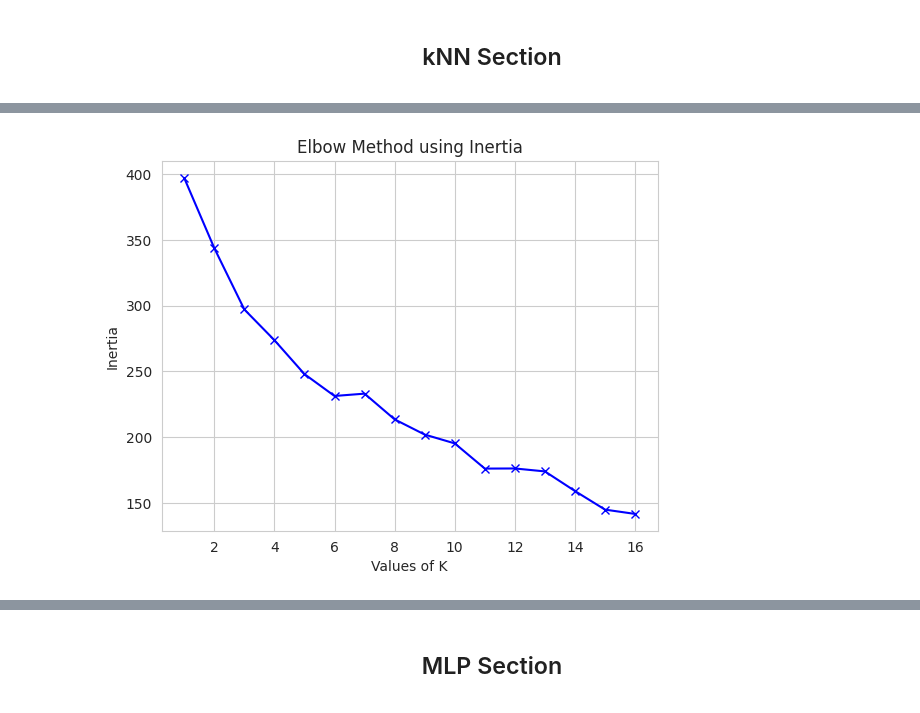
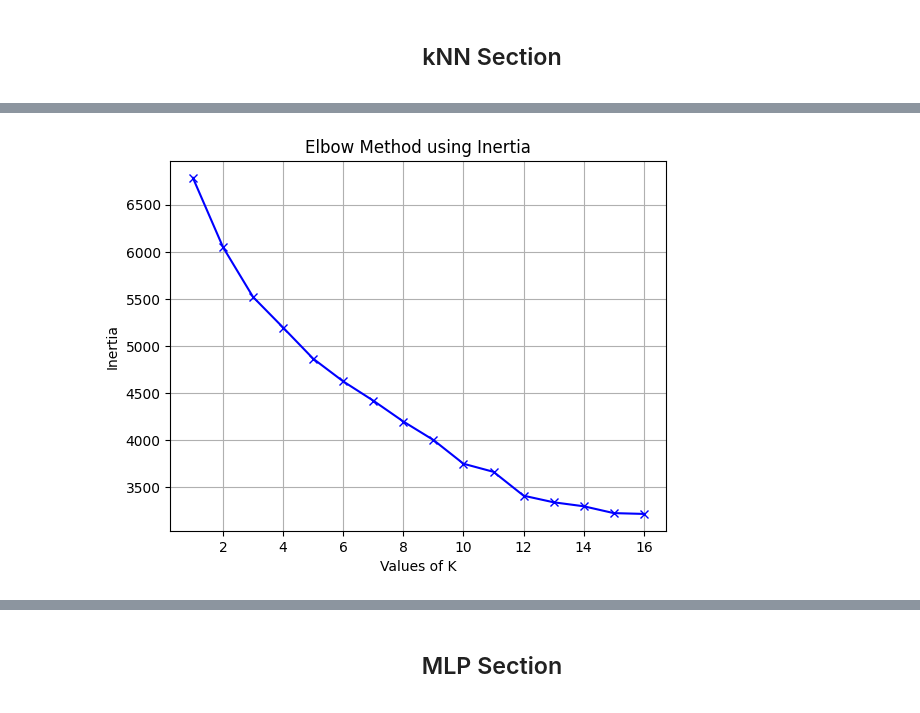
Before and after one commit to EngenhariaSoftwarePUCRS/Inteligencia_Artificial, a Jupyter notebook: Trabalho01/Trabalho01.ipynb, the cells around one changed output, grey strips where cells are left out. Cells and saved outputs as stored; diff of their text form; code cells hidden in the pictures.

Commit message:
Trabalho - Accuracy Scores
Get dataset from data folder
Debug (hide prints)
Removed unused imports

```diff
--- a/Trabalho01/Trabalho01.ipynb
+++ b/Trabalho01/Trabalho01.ipynb
@@ -28,3 +26,13 @@ from typing import Annotated, Literal
+# %%
+# Wheter to print or not
+DEBUG = True
+old_print = print
+if old_print:
+    print = old_print
+if DEBUG == False:
+    def do_nothing(*args, **kwargs):
+        pass
+    print = do_nothing
 # %%
 # This block contains the dataset initial import and column names
 targetClass = "Outcome"
@@ -35,7 +43,7 @@ columnNames = [
     targetClass,
 ]
 dataset = pd.read_csv(
-    "tic-tac-toe-minimum.data",
+    "data/tic-tac-toe-full.data",
     names=columnNames,
 )
 # %%
@@ -267,49 +285,50 @@ Outcome:  X Ganhou
 # %%
 # Baseado no exemplo 1 de kNN; semana 4
 
-X = dataset.drop(columns=[targetClass]).values
-X = np.array(X, dtype=np.float64)
+if DEBUG == True:
+    X = dataset.drop(columns=[targetClass]).values
+    X = np.array(X, dtype=np.float64)
 
-# Distorção: Calcula a distância dos pontos de cada cluster até seu centróide
-distortions = []
-# Inércia: Distância dos dados até o centróide mais próximos
-inertias = []
+    # Distorção: Calcula a distância dos pontos de cada cluster até seu centróide
+    distortions = []
+    # Inércia: Distância dos dados até o centróide mais próximos
+    inertias = []
 
-# Testando valores de 1 a 16 para o número de clusters
-K = range(1, 16 + 1)
+    # Testando valores de 1 a 16 para o número de clusters
+    K = range(1, 16 + 1)
 
-for k in K:
-    # Executando o K-Means para cada valor de k
-    kmeanModel = cluster.KMeans(n_clusters=k, n_init='auto')
-    kmeanModel.fit(X)
+    for k in K:
+        # Executando o K-Means para cada valor de k
+        kmeanModel = cluster.KMeans(n_clusters=k, n_init='auto')
+        kmeanModel.fit(X)
 
-    # Calcula a distância de cada ponto de X ao centróide
-    distancias = cdist(X, kmeanModel.cluster_centers_, 'euclidean')
+        # Calcula a distância de cada ponto de X ao centróide
+        distancias = cdist(X, kmeanModel.cluster_centers_, 'euclidean')
 
-    soma = 0
-    for item in distancias:
-        soma += min(item)
-    coesao = soma / len(distancias)
+        soma = 0
+        for item in distancias:
+            soma += min(item)
+        coesao = soma / len(distancias)
 
-    distortions.append(coesao)
-    inertias.append(kmeanModel.inertia_)
+        distortions.append(coesao)
+        inertias.append(kmeanModel.inertia_)
 
 
-# Plotting the distortion
-plt.plot(K, distortions, 'bx-')
-plt.xlabel('Values of K')
-plt.ylabel('Distortion')
-plt.title('Elbow Method using Distortion')
-plt.grid(True)
-plt.show()
+    # Plotting the distortion
+    plt.plot(K, distortions, 'bx-')
+    plt.xlabel('Values of K')
+    plt.ylabel('Distortion')
+    plt.title('Elbow Method using Distortion')
+    plt.grid(True)
+    plt.show()
 
-print()
+    print()
 
-# Plotting the inertia
-plt.plot(K, inertias, 'bx-')
-plt.xlabel('Values of K')
-plt.ylabel('Inertia')
-plt.title('Elbow Method using Inertia')
-plt.grid(True)
-plt.show()
+    # Plotting the inertia
+    plt.plot(K, inertias, 'bx-')
+    plt.xlabel('Values of K')
+    plt.ylabel('Inertia')
+    plt.title('Elbow Method using Inertia')
+    plt.grid(True)
+    plt.show()
 # %% [output]
@@ -317 +336 @@ plt.show()
-[figure, old version]
+[figure, new version]
```
Also changed, not shown: parts of 19 cells of this notebook.
